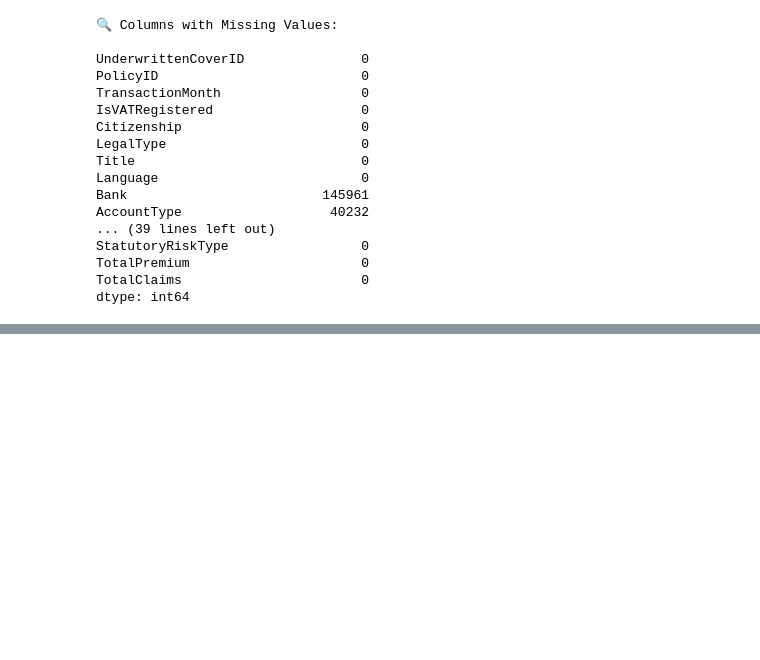
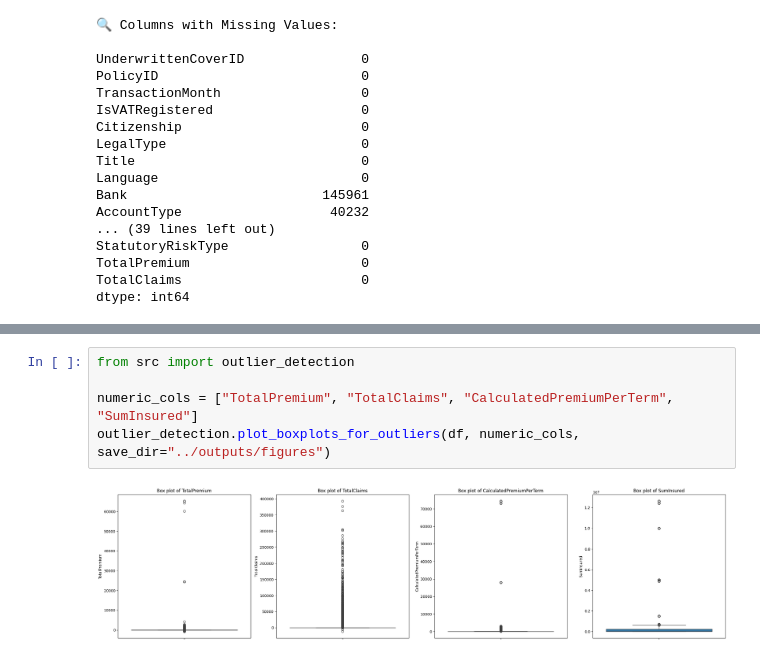
Before and after one commit to sossyh/End-to-End-Insurance-Risk-Analytics-Predictive-Modeling, a Jupyter notebook: notebooks/01_eda.ipynb, the cells around one changed output, grey strips where cells are left out. Drawn from its saved outputs; the diff is of its cells as text; blank space fills up the shorter version.

```diff
--- a/notebooks/01_eda.ipynb
+++ b/notebooks/01_eda.ipynb
@@ -75,0 +127,7 @@ dtype: int64
+# %%
+from src import outlier_detection
+
+numeric_cols = ["TotalPremium", "TotalClaims", "CalculatedPremiumPerTerm", "SumInsured"]
+outlier_detection.plot_boxplots_for_outliers(df, numeric_cols, save_dir="../outputs/figures")
+# %% [output]
+[figure, added]
```
Also changed, not shown: parts of 4 cells of this notebook, 24 other files.
